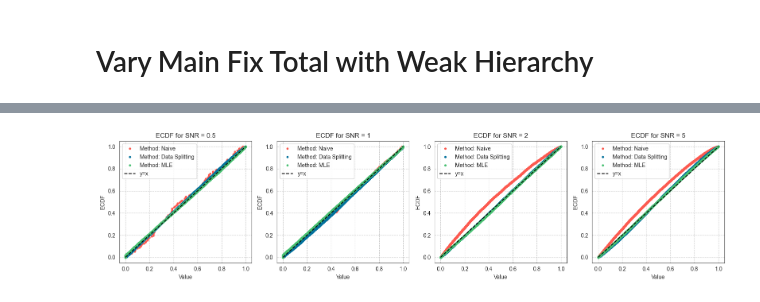
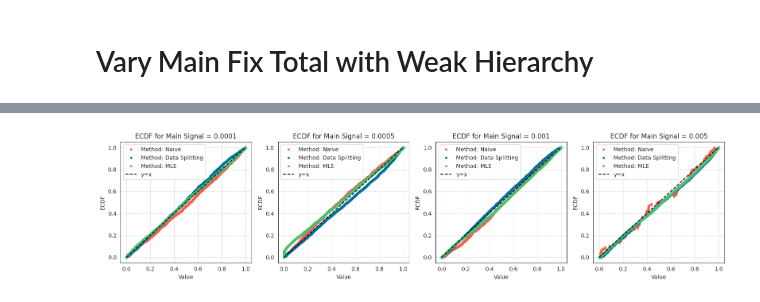
Before and after one commit to yiling-h/SI-Interaction, a Jupyter notebook: selectinf/Simulation/H1/Results/main_fix_total/plotting.ipynb, the cells around one changed output, grey strips where cells are left out. Drawn from its saved outputs; the diff is of its cells as text; code cells hidden in the pictures.

```diff
--- a/selectinf/Simulation/H1/Results/main_fix_total/plotting.ipynb
+++ b/selectinf/Simulation/H1/Results/main_fix_total/plotting.ipynb
@@ -29,10 +29,5 @@ def filter_pval_dict(pval_dict, target_dict, threshold=0.05):
 dir_list_wh = ['results0_40_wh.pkl', 'results40_80_wh.pkl',
                'results80_120_wh.pkl', 'results120_160_wh.pkl',
                'results160_200_wh.pkl', 'results200_240_wh.pkl',
-               'results240_280_wh.pkl', 'results280_320_wh.pkl',
-               'results320_360_wh.pkl', 'results360_400_wh.pkl',
-               'results400_440_wh.pkl', 'results440_480_wh.pkl'
+               'results240_280_wh.pkl', 'results280_320_wh.pkl'
                ]
-# %%
-result = joblib.load('results40_80_wh.pkl')
-result
@@ -60,11 +67,11 @@ pvals_all = combine_nested_lists(pvals)
 targets_all = combine_lists(targets)
 # %%
 ## Plotting dict: SNR - Method - List of pvals
-filtered_dict = filter_pval_dict(pvals_all, targets_all, threshold = 0.15)
+filtered_dict = filter_pval_dict(pvals_all, targets_all, threshold = 0.1)
 # %%
-plot_ecdfs(filtered_dict, xaxis="SNR")
+plot_ecdfs(filtered_dict, xaxis="Main Signal")
 # %% [output]
-[figure, old version]
+[figure, new version]
 # %%
 ## Plotting dict: SNR - Method - List of pvals
 filtered_dict = filter_pval_dict(pvals_all, targets_all, threshold = 10)
```
Also changed, not shown: parts of 14 cells of this notebook, 26 other files.
